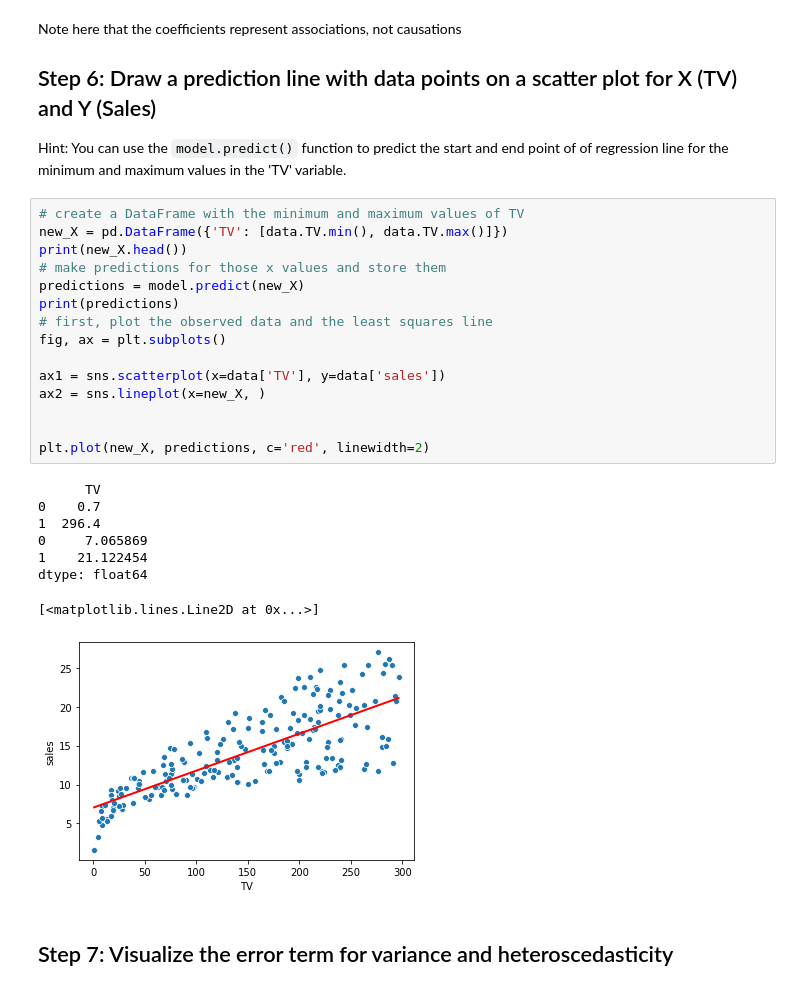
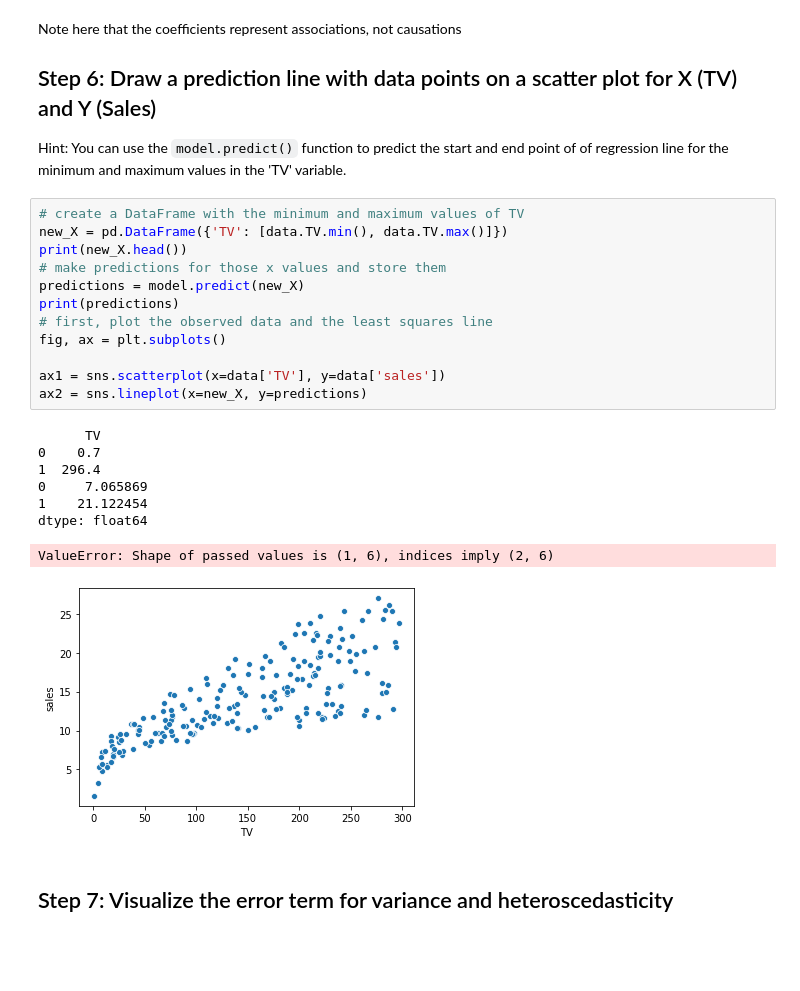
Before and after one commit to daveajstearns/dsc-ols-statsmodels-lab-nyc-ds-021720, a Jupyter notebook: index.ipynb, the cells around one changed output. Cells and saved outputs as stored; diff of their text form; blank space fills up the shorter version.

```diff
--- a/index.ipynb
+++ b/index.ipynb
@@ -145,27 +145,24 @@ Hint: You can use the `model.predict()` function to predict the start and end po
 # %%
 # create a DataFrame with the minimum and maximum values of TV
 new_X = pd.DataFrame({'TV': [data.TV.min(), data.TV.max()]})
 print(new_X.head())
 # make predictions for those x values and store them
 predictions = model.predict(new_X)
 print(predictions)
 # first, plot the observed data and the least squares line
 fig, ax = plt.subplots()
 
 ax1 = sns.scatterplot(x=data['TV'], y=data['sales'])
-ax2 = sns.lineplot(x=new_X, )
-
-
-plt.plot(new_X, predictions, c='red', linewidth=2)
+ax2 = sns.lineplot(x=new_X, y=predictions)
 # %% [output]
       TV
 0    0.7
 1  296.4
 0     7.065869
 1    21.122454
 dtype: float64
-[<matplotlib.lines.Line2D at 0x...>]
+ValueError: Shape of passed values is (1, 6), indices imply (2, 6)
-[figure, old version]
+[figure, new version]
 # %% [markdown]
 ## Step 7: Visualize the error term for variance and heteroscedasticity
 # %%
```
